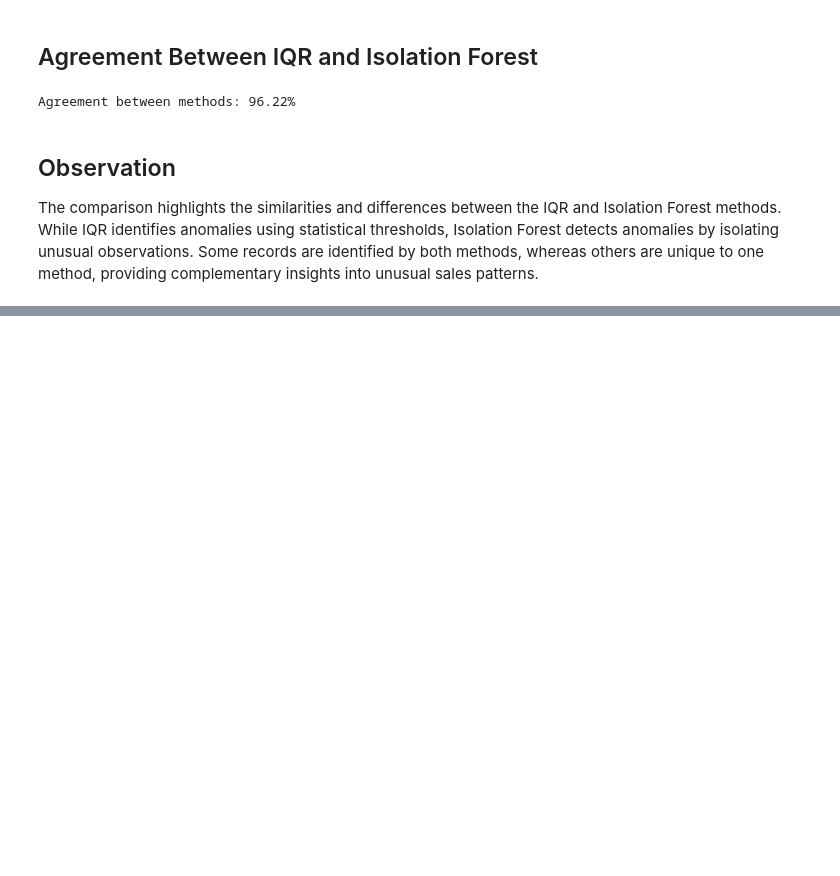
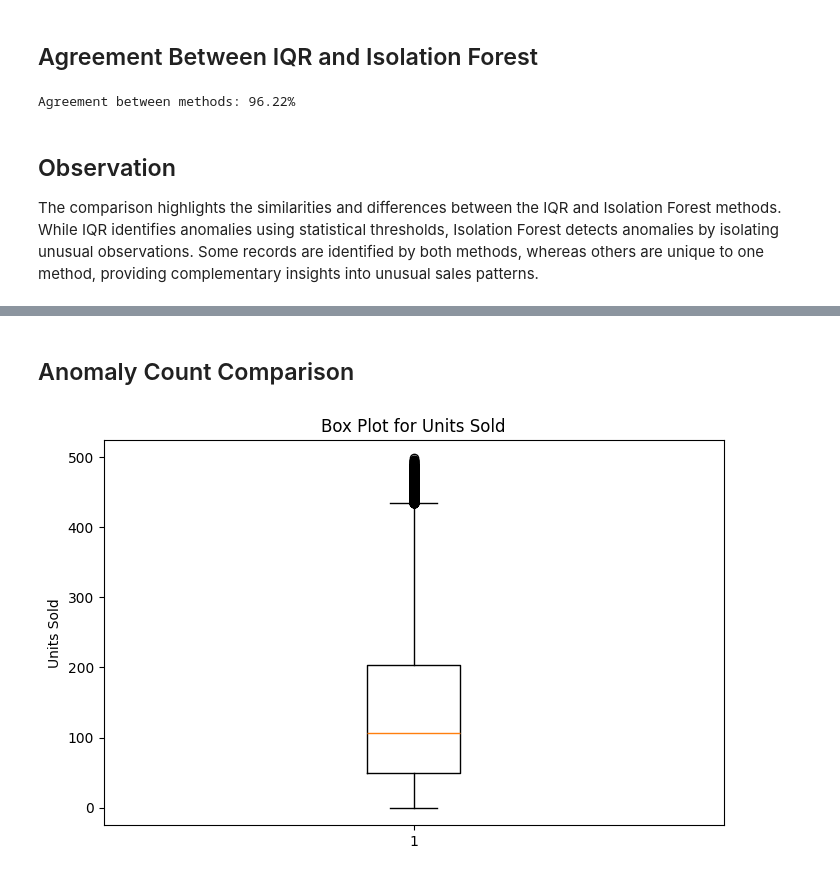
Before and after one commit to dharani-malla/Supply-Chain-Analytics-Demand-Forecasting-Anamoly-Detection, a Jupyter notebook: Week2_IQR_IsolationForest.ipynb, the cells around one changed output, grey strips where cells are left out. Drawn from its saved outputs; the diff is of its cells as text; code cells hidden in the pictures; blank space fills up the shorter version.

```diff
--- a/Week2_IQR_IsolationForest.ipynb
+++ b/Week2_IQR_IsolationForest.ipynb
@@ -397,0 +434,10 @@ The comparison highlights the similarities and differences between the IQR and I
+# %% [markdown]
+## Anomaly Count Comparison
+# %%
+plt.figure(figsize=(8,5))
+plt.boxplot(df["Units Sold"])
+plt.title("Box Plot for Units Sold")
+plt.ylabel("Units Sold")
+plt.show()
+# %% [output]
+[figure, added]
```
Also changed, not shown: parts of 11 cells of this notebook, 2 other files.
